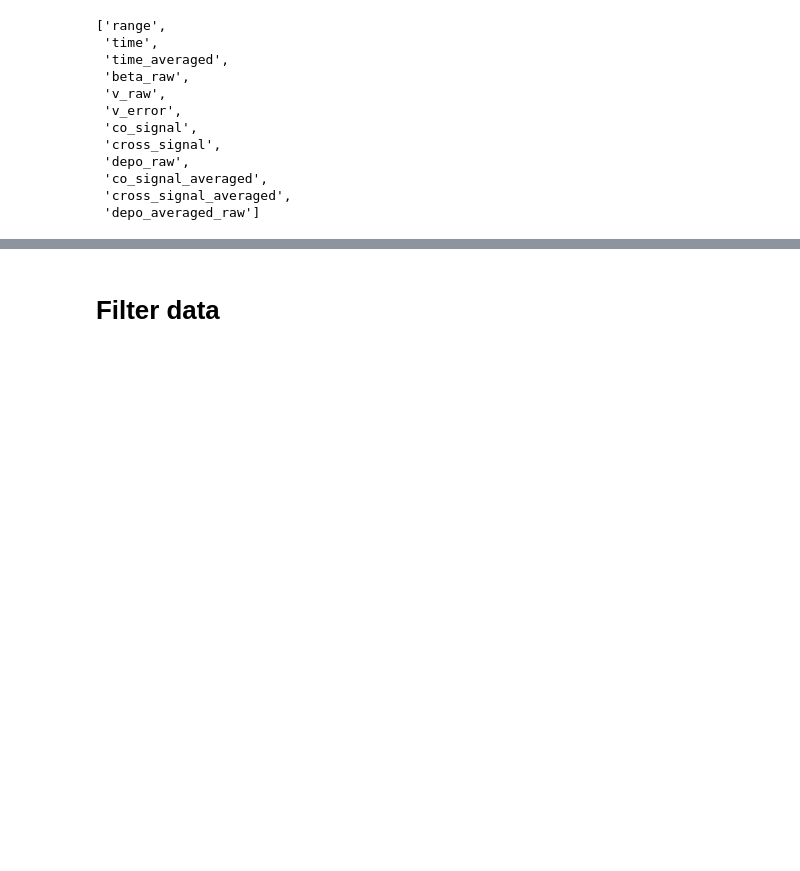
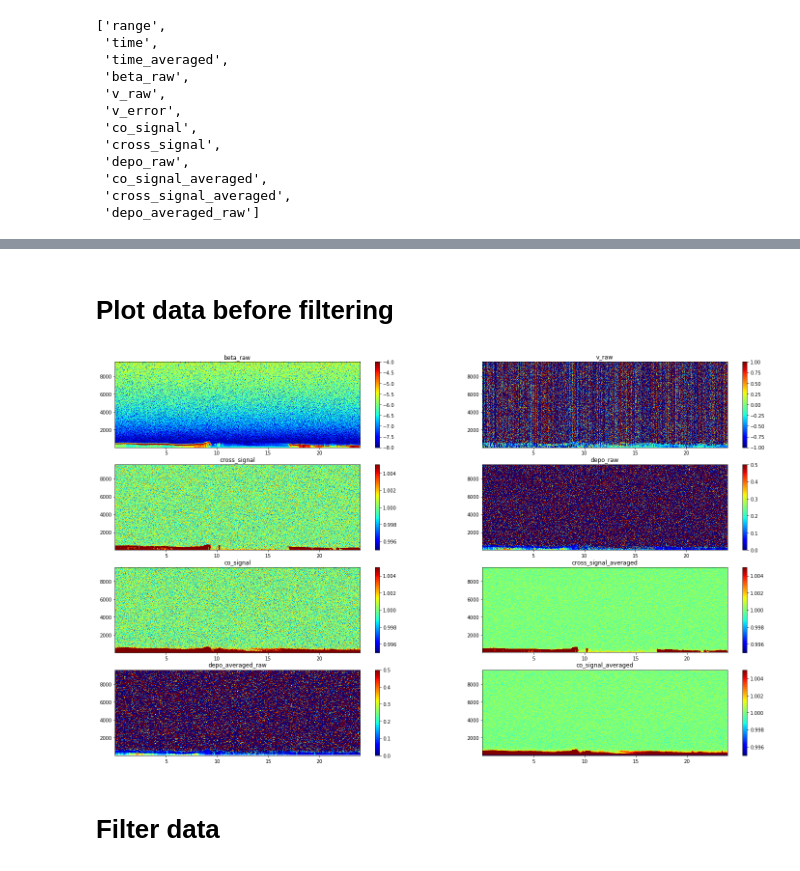
Before and after one commit to vietle94/halo-lidar, a Jupyter notebook: interface.ipynb, the cells around one changed output, grey strips where cells are left out. Cells and saved outputs as stored; diff of their text form; code cells hidden in the pictures; blank space fills up the shorter version.

```diff
--- a/interface.ipynb
+++ b/interface.ipynb
@@ -95,3 +145,13 @@ df.describe()
+# %% [markdown]
+# Plot data before filtering
+# %%
+# Plot data
+df.plot(
+    variables=['beta_raw', 'v_raw', 'cross_signal', 'depo_raw', 'co_signal',
+               'cross_signal_averaged', 'depo_averaged_raw', 'co_signal_averaged'],
+    ncol=2, size=(25, 15))
+# %% [output]
+[figure, added]
 # %% [markdown]
 # Filter data
 # %% [markdown]
```
Also changed, not shown: parts of 7 cells of this notebook.
